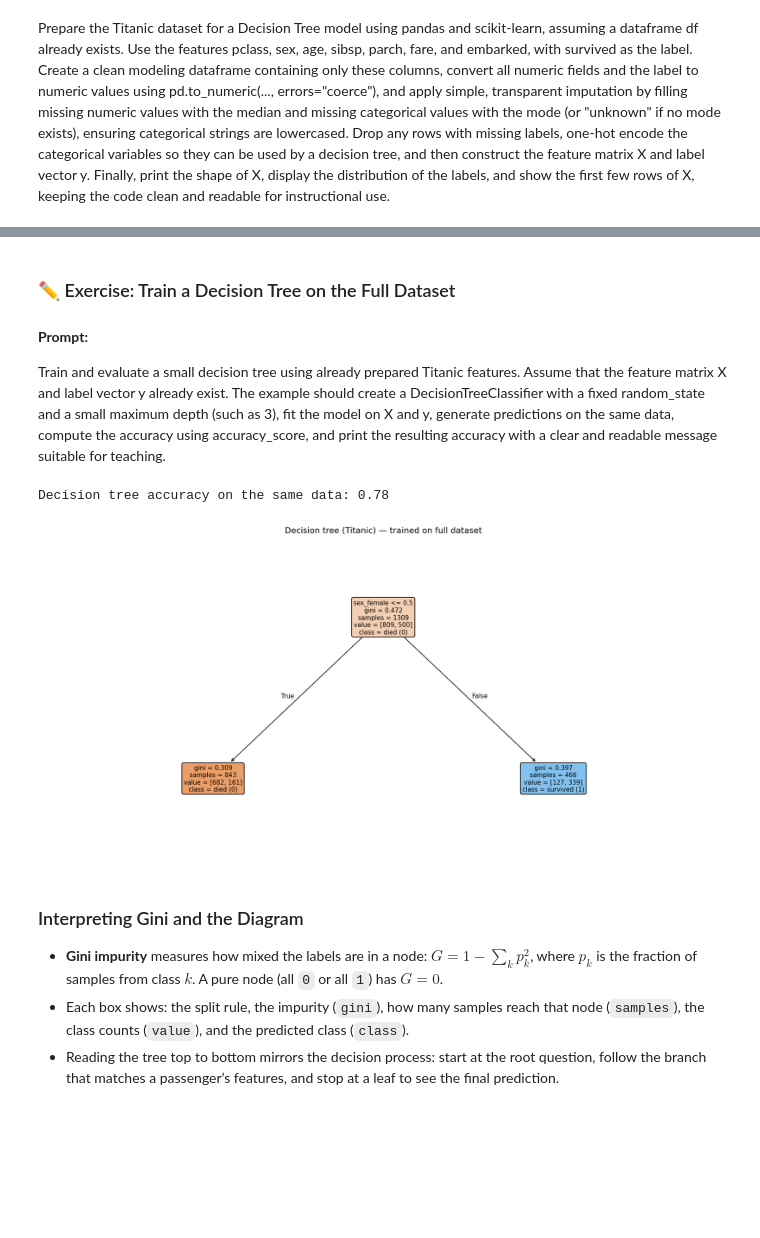
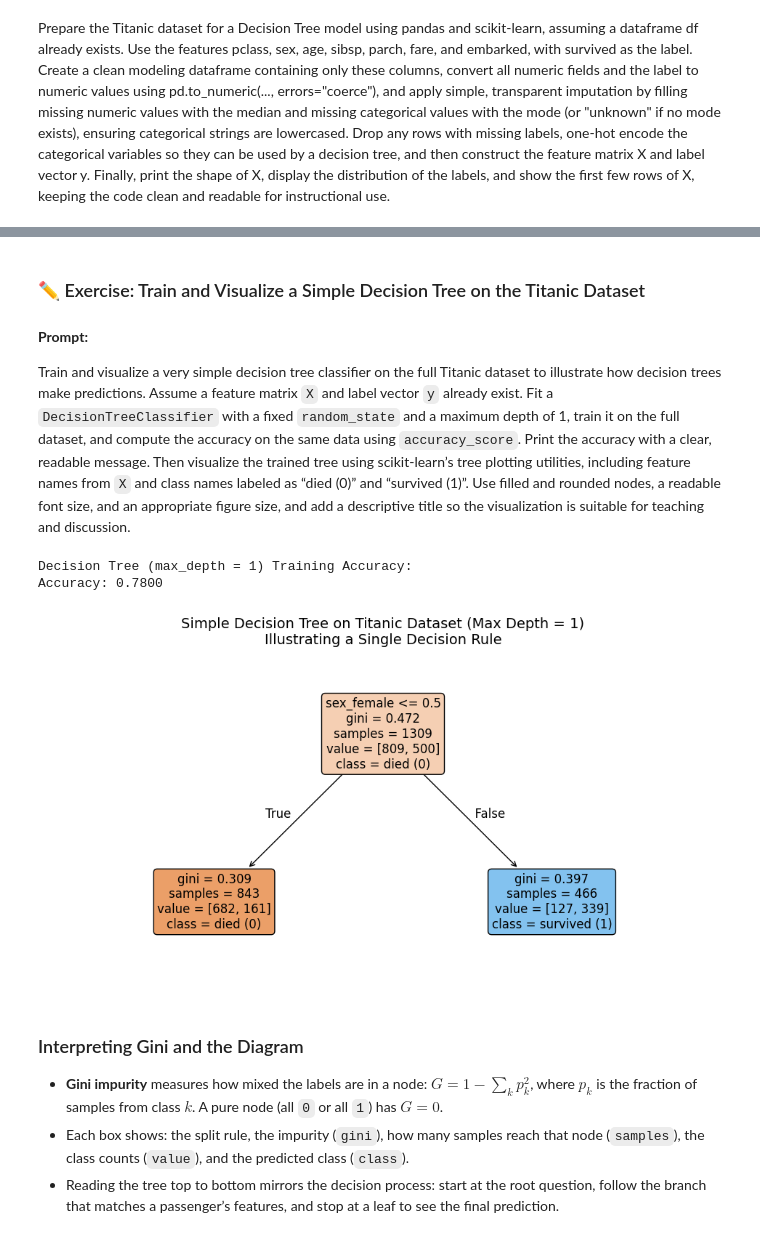
Before and after one commit to uf-bme/BME6938-Spring-2026, a Jupyter notebook: lessons/04-Supervised-ML/04-Supervised-ML-completed.ipynb, the cells around one changed output, grey strips where cells are left out. Drawn from its saved outputs; the diff is of its cells as text; code cells hidden in the pictures; blank space fills up the shorter version.

```diff
--- a/lessons/04-Supervised-ML/04-Supervised-ML-completed.ipynb
+++ b/lessons/04-Supervised-ML/04-Supervised-ML-completed.ipynb
@@ -75,19 +75,13 @@ The label we want to predict is:
 Load the titanic dataset as a dataframe using fetch_openml
 # %%
 from sklearn.datasets import fetch_openml
-import pandas as pd
 
-# Fetch Titanic dataset from OpenML
-titanic = fetch_openml(
-    name="titanic",
-    version=1,
-    as_frame=True
-)
+# Load the Titanic dataset as a pandas DataFrame
+titanic = fetch_openml(name="titanic", version=1, as_frame=True)
 
-# Extract DataFrame
+# The full dataset as a DataFrame
 df = titanic.frame
 
-# Quick inspection
-print(df.shape)
+# Preview the data
 df.head()
 # %% [output]
@@ -419,38 +466,60 @@ Name: count, dtype: int64
 | 3 | 1 | 30.0000 | 1 | 2 | 151.5500 | False | True | False | False | True |
 | 4 | 1 | 25.0000 | 1 | 2 | 151.5500 | True | False | False | False | True |
 # %% [markdown]
-### ✏️ Exercise: Train a Decision Tree on the Full Dataset
+### ✏️ Exercise: Train and Visualize a Simple Decision Tree on the Titanic Dataset
 
 #### **Prompt:**
 
-Train and evaluate a small decision tree using already prepared Titanic features. Assume that the feature matrix X and label vector y already exist. The example should create a DecisionTreeClassifier with a fixed random_state and a small maximum depth (such as 3), fit the model on X and y, generate predictions on the same data, compute the accuracy using accuracy_score, and print the resulting accuracy with a clear and readable message suitable for teaching.
+Train and visualize a very simple decision tree classifier on the full Titanic dataset to illustrate how decision trees make predictions. Assume a feature matrix `X` and label vector `y` already exist. Fit a `DecisionTreeClassifier` with a fixed `random_state` and a maximum depth of 1, train it on the full dataset, and compute the accuracy on the same data using `accuracy_score`. Print the accuracy with a clear, readable message. Then visualize the trained tree using scikit-learn’s tree plotting utilities, including feature names from `X` and class names labeled as “died (0)” and “survived (1)”. Use filled and rounded nodes, a readable font size, and an appropriate figure size, and add a descriptive title so the visualization is suitable for teaching and discussion.
 # %%
-from sklearn import tree
+import matplotlib.pyplot as plt
+from sklearn.tree import DecisionTreeClassifier, plot_tree
+from sklearn.metrics import accuracy_score
 
-# Fit a decision tree classifier to the Titanic data
-tree_clf = DecisionTreeClassifier(random_state=42, max_depth=1)
-tree_clf.fit(X, y)
-tree_preds = tree_clf.predict(X)
-tree_acc = accuracy_score(y, tree_preds)
-print(f"Decision tree accuracy on the same data: {tree_acc:.2f}")
+# -------------------------------------------------
+# 1. Train a very simple decision tree (depth = 1)
+# -------------------------------------------------
+tree_model = DecisionTreeClassifier(
+    max_depth=1,
+    random_state=42
+)
 
-import matplotlib.pyplot as plt
+tree_model.fit(X, y)
 
-plt.figure(figsize=(14, 7), dpi=120)
-tree.plot_tree(
-  tree_clf,
-  feature_names=list(X.columns),
-  class_names=["died (0)", "survived (1)"],
-  filled=True,
-  rounded=True,
-  fontsize=9,
+# -------------------------------------------------
+# 2. Evaluate on the same data (for illustration)
+# -------------------------------------------------
+y_pred = tree_model.predict(X)
+accuracy = accuracy_score(y, y_pred)
+
+print("Decision Tree (max_depth = 1) Training Accuracy:")
+print(f"Accuracy: {accuracy:.4f}")
+
+# -------------------------------------------------
+# 3. Visualize the decision tree
+# -------------------------------------------------
+plt.figure(figsize=(12, 6))
+
+plot_tree(
+    tree_model,
+    feature_names=X.columns,
+    class_names=["died (0)", "survived (1)"],
+    filled=True,
+    rounded=True,
+    fontsize=12
 )
-plt.title("Decision tree (Titanic) — trained on full dataset")
-plt.tight_layout()
+
+plt.title(
+    "Simple Decision Tree on Titanic Dataset (Max Depth = 1)\n"
+    "Illustrating a Single Decision Rule",
+    fontsize=14
+)
+
 plt.show()
 # %% [output]
-Decision tree accuracy on the same data: 0.78
+Decision Tree (max_depth = 1) Training Accuracy:
+Accuracy: 0.7800
-[figure, old version]
+[figure, new version]
 # %% [markdown]
 ### Interpreting Gini and the Diagram
 
```
Also changed, not shown: parts of 23 cells of this notebook, 1 other file.
